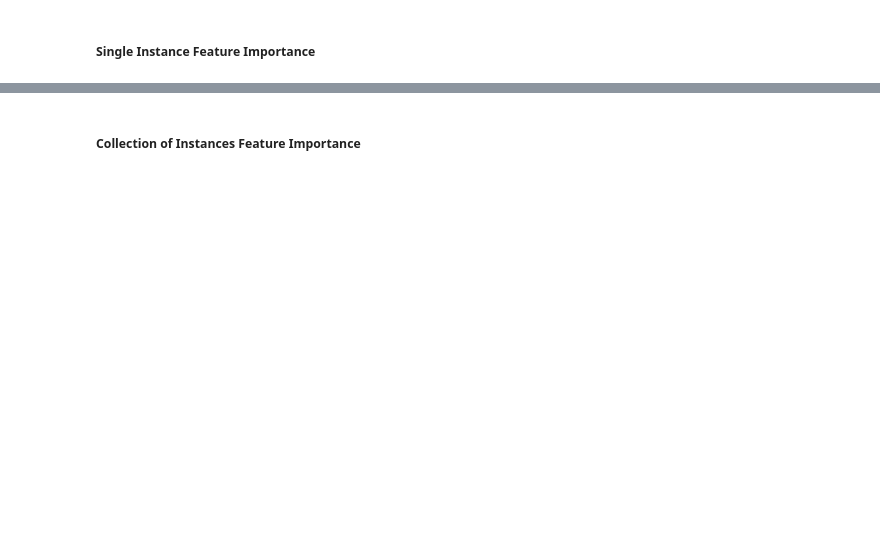
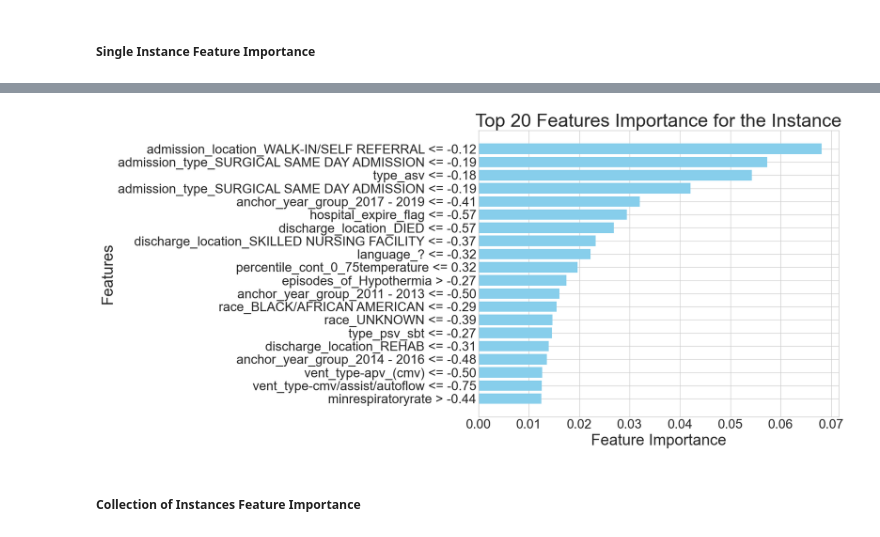
Before and after one commit to wdemichele/COMP90089-VAP-Diagnosis, a Jupyter notebook: HAI_Supervised_Learning.ipynb, the cells around one changed output, grey strips where cells are left out. Drawn from its saved outputs; the diff is of its cells as text; code cells hidden in the pictures; blank space fills up the shorter version.

```diff
--- a/HAI_Supervised_Learning.ipynb
+++ b/HAI_Supervised_Learning.ipynb
@@ -1171,3 +1138,46 @@ for feature, weight in feature_list:
+# %%
+original_instance = scaler.inverse_transform(random_instance.reshape(1, -1))
+
+# Assuming `feature_list` contains the features and their weights in the format (feature_name, weight)
+feature_names, weights = zip(*feature_list)
+
+# Now, convert the feature names into a readable format if they are indices
+feature_names = [feature_names[int(f[1:])] if f.startswith('f') else f for f in feature_names]
+
+# Convert weights to absolute values to display importance
+absolute_weights = [abs(weight) for weight in weights]
+
+# Sort the features by their absolute weights in descending order
+sorted_indices = sorted(range(len(absolute_weights)), key=lambda i: absolute_weights[i], reverse=True)
+sorted_feature_names = [feature_names[i] for i in sorted_indices]
+sorted_weights = [absolute_weights[i] for i in sorted_indices]
+
+TOP_K = 20
+
+# Assuming `feature_list` contains the features and their weights in the format (feature_name, weight)
+feature_indices, weights = zip(*[(int(f[1:]), weight) if f.startswith('f') else (f, weight) for f, weight in feature_list])
+sorted_features = sorted(zip(feature_indices, weights), key=lambda x: -abs(x[1]))
+top_features = sorted_features[:TOP_K]
+top_weights = [weight for index, weight in top_features]
+
+# Convert weights to absolute values to display importance
+absolute_top_weights = [abs(weight) for weight in top_weights]
+
+# Sort the features by their absolute weights in descending order
+sorted_indices = np.argsort(absolute_top_weights)[::-1]
+sorted_top_feature_names = [top_features[i][0] for i in sorted_indices]
+sorted_top_weights = [absolute_top_weights[i] for i in sorted_indices]
+
+plt.figure(figsize=(10, 8))
+plt.barh(range(len(sorted_top_feature_names)), sorted_top_weights, color='skyblue')
+plt.yticks(range(len(sorted_top_feature_names)), sorted_top_feature_names)
+plt.xlabel('Feature Importance')
+plt.ylabel('Features')
+plt.title(f'Top {TOP_K} Features Importance for the Instance')
+plt.gca().invert_yaxis()
+plt.show()
+# %% [output]
+[figure, added]
 # %% [markdown]
 ##### Collection of Instances Feature Importance
 # %%
```
Also changed, not shown: parts of 20 cells of this notebook.
